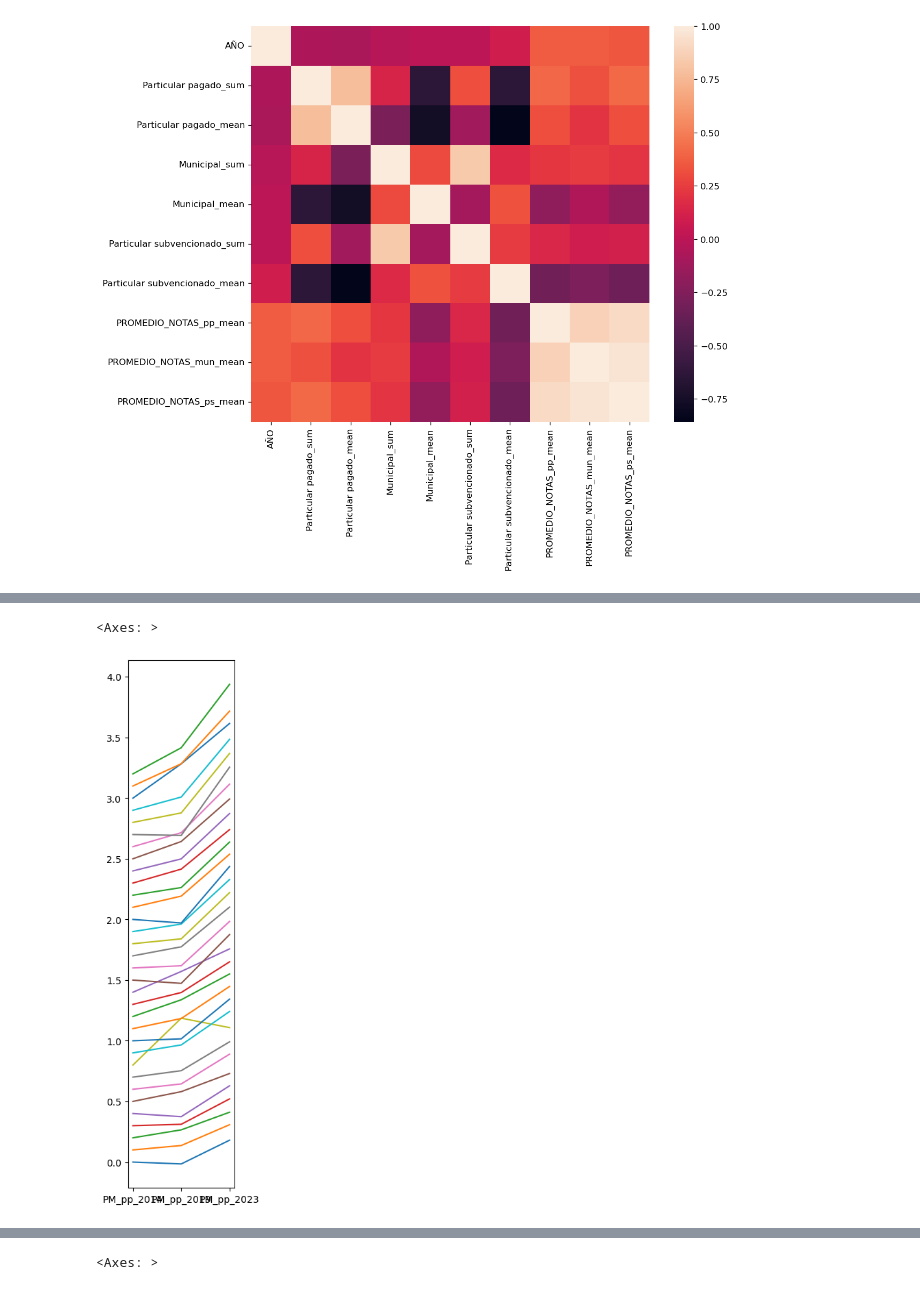
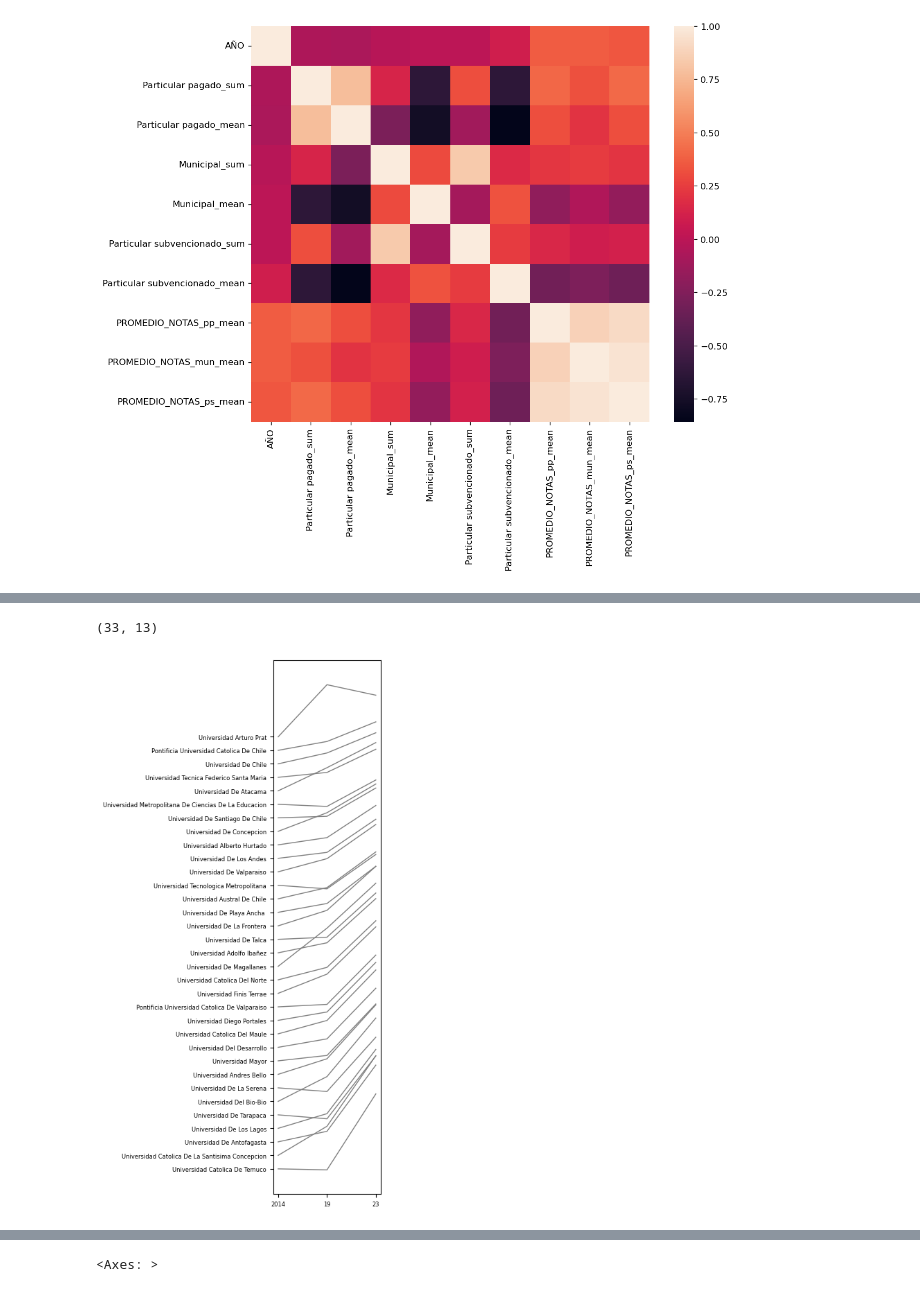
Before and after one commit to desareca/infovis-MDS_UDD, a Jupyter notebook: Tareas/Tarea 3/Tarea 3.ipynb, the cells around one changed output, grey strips where cells are left out. Saved outputs shown, nothing was run; the diff lists cells and outputs as text; code cells hidden in the pictures.

```diff
--- a/Tareas/Tarea 3/Tarea 3.ipynb
+++ b/Tareas/Tarea 3/Tarea 3.ipynb
@@ -575,0 +646,28 @@ draw_fig_colors(fig, ax, colorGen_1, colorPP_1, colorMun_1, colorPS_1, colorBlac
+# %%
+fig, ax = plt.subplots(1, figsize=(8,10))
+pos_año = df_admision_matricula_adj_2.columns.tolist().index(año_th)
+
+for i in df_admision_matricula_adj_2.columns[1:pos_año]:
+    ax.scatter(df_admision_matricula_adj_2[i], df_admision_matricula_adj_2.index, color=gradient_blue, alpha=0.2, s=30)
+
+for i in range(df_admision_matricula_adj_2.shape[0]):
+    ax.text(df_admision_matricula_adj_2.iloc[i].max()+0.05, i,
+            df_admision_matricula_adj_2.iloc[i].name.title().replace('De ', 'de ').replace('Del ', 'del '),
+            ha='left', va='center', fontsize=8, color=colorGrayText)
+
+for i in df_admision_matricula_adj_2.columns[(pos_año+1):-1]:
+    ax.scatter(df_admision_matricula_adj_2[i], df_admision_matricula_adj_2.index, color=gradient_red, alpha=0.2, s=30)
+
+ax.scatter(df_admision_matricula_adj_2[2014], df_admision_matricula_adj_2.index, color=gradient_green, s=50)
+ax.scatter(df_admision_matricula_adj_2[año_th], df_admision_matricula_adj_2.index, color=gradient_blue, s=50)
+ax.scatter(df_admision_matricula_adj_2[2023], df_admision_matricula_adj_2.index, color=gradient_red, s=50)
+
+ax.set_xticks([5.6, 5.8, 6.0, 6.2, 6.4, 6.6])
+ax.set_xticklabels([5.6, 5.8, 6.0, 6.2, 6.4, 6.6], fontsize=8)
+ax.set_yticklabels([])
+ax.set_yticks([])
+ax.spines["right"].set_visible(False)
+ax.spines["left"].set_visible(False)
+ax.spines["top"].set_visible(False)
+
+plt.show()
@@ -643,27 +823,38 @@ sns.heatmap(df_admision_matricula_adj.dropna().corr(numeric_only=True), ax=ax)
+# %%
+df_admision_matricula_adj_3y.shape
+# %% [output]
+(33, 13)
 # %%
 df_admision_matricula_adj_3y = df_admision_matricula_adj[df_admision_matricula_adj['AÑO'].isin([2014, 2019, 2023])][['AÑO', 'UNIVERSIDAD', 'PROMEDIO_NOTAS_pp_mean', 'PROMEDIO_NOTAS_mun_mean' ,'PROMEDIO_NOTAS_ps_mean']]
 #df_admision_matricula_adj_3y = df_admision_matricula_adj[['AÑO', 'UNIVERSIDAD', 'PROMEDIO_NOTAS_pp_mean', 'PROMEDIO_NOTAS_mun_mean' ,'PROMEDIO_NOTAS_ps_mean']]
 
 df_admision_matricula_adj_3y['AÑO'] = df_admision_matricula_adj_3y['AÑO'].astype(str)
 
 df_admision_matricula_adj_3y = df_admision_matricula_adj_3y.pivot(index='UNIVERSIDAD', columns=['AÑO'], values=['PROMEDIO_NOTAS_pp_mean', 'PROMEDIO_NOTAS_mun_mean' ,'PROMEDIO_NOTAS_ps_mean']).dropna()
 
 df_admision_matricula_adj_3y.columns = ['_'.join(col).strip() for col in df_admision_matricula_adj_3y.columns.values]
 df_admision_matricula_adj_3y.columns = df_admision_matricula_adj_3y.columns.str.replace('PROMEDIO_NOTAS', 'PM').str.replace('mean_', '')
 
 
 for est in ['PM_pp_', 'PM_mun_', 'PM_ps_']:
     for y in ['2023', '2019', '2014']:
         df_admision_matricula_adj_3y[est + y] = df_admision_matricula_adj_3y[est + y] - df_admision_matricula_adj_3y[est + '2014']
+    df_admision_matricula_adj_3y[est+'quiebre'] = df_admision_matricula_adj_3y[est + '2023'] - df_admision_matricula_adj_3y[est + '2019']
 
-df_admision_matricula_adj_3y = df_admision_matricula_adj_3y.sort_values('PM_pp_2023', ascending=True)
-
+df_admision_matricula_adj_3y = df_admision_matricula_adj_3y.sort_values('PM_pp_quiebre', ascending=False)
 df_admision_matricula_adj_3y['uni_id'] = [k for k in range(df_admision_matricula_adj_3y.shape[0])]
 
 for col in ['PM_pp_2014', 'PM_pp_2019', 'PM_pp_2023', 'PM_mun_2014', 'PM_mun_2019', 'PM_mun_2023', 'PM_ps_2014', 'PM_ps_2019', 'PM_ps_2023']:
     df_admision_matricula_adj_3y[col] = df_admision_matricula_adj_3y[col] + df_admision_matricula_adj_3y['uni_id'] * 0.1
 
-df_admision_matricula_adj_3y[['PM_pp_2014', 'PM_pp_2019', 'PM_pp_2023']].T.plot(legend=False,figsize=(2, 10))
+fig, ax = plt.subplots(1, figsize=(2,10))
+for i in range(df_admision_matricula_adj_3y.shape[0]):
+    ax.plot(df_admision_matricula_adj_3y.iloc[i][['PM_pp_2014', 'PM_pp_2019', 'PM_pp_2023']], linewidth=1, color='gray')
+
+ax.set_yticks(df_admision_matricula_adj_3y['PM_pp_2014'])
+ax.set_yticklabels(df_admision_matricula_adj_3y.index.str.title(), fontsize=6)
+ax.set_xticklabels(['2014', '19', '23'], fontsize=6)
+
+plt.show()
 # %% [output]
-<Axes: >
-[figure, old version]
+[figure, new version]
```
Also changed, not shown: parts of 13 cells of this notebook.
